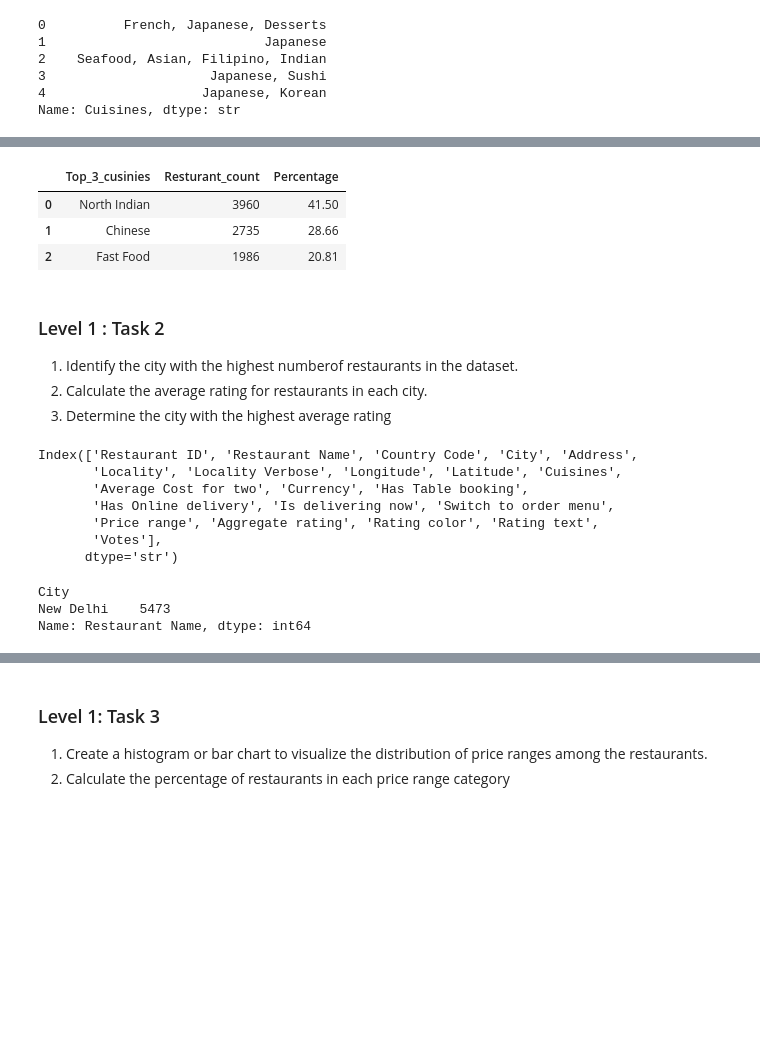
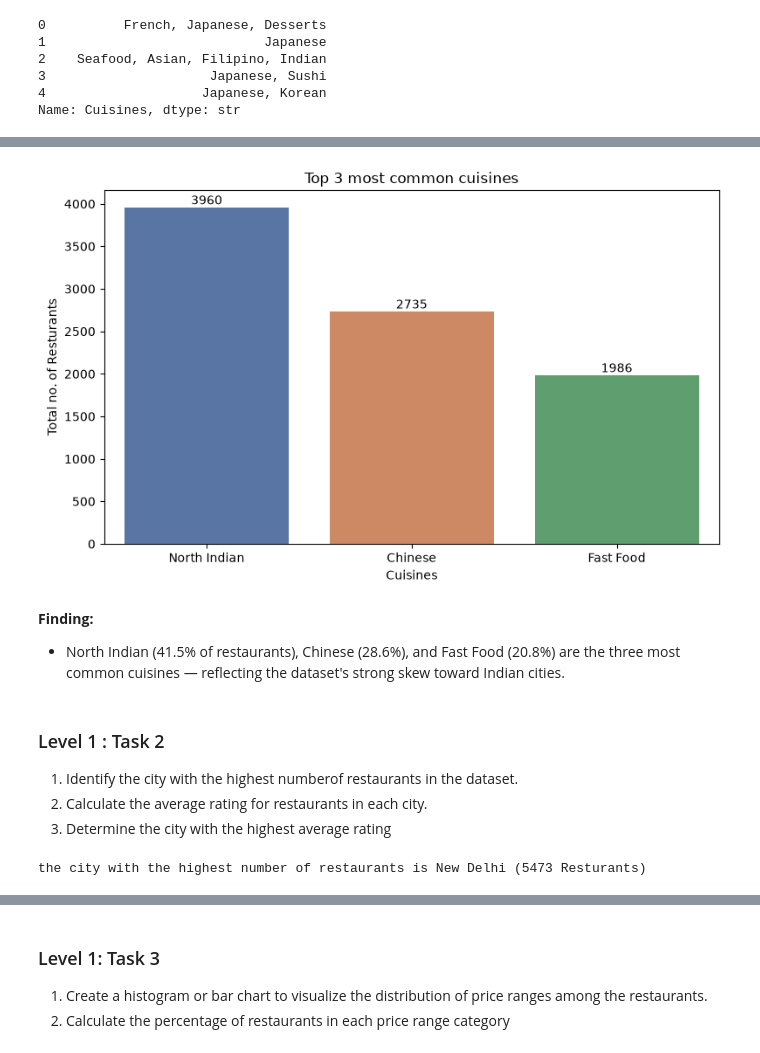
Before and after one commit to sahbimlesh007/Cognifyz-IT-Solutions, a Jupyter notebook: Level_1.ipynb, the cells around one changed output, grey strips where cells are left out. Drawn from its saved outputs; the diff is of its cells as text; code cells hidden in the pictures; blank space fills up the shorter version.

```diff
--- a/Level_1.ipynb
+++ b/Level_1.ipynb
@@ -170,32 +179,32 @@ result_set = pd.DataFrame({
-# %%
-result_set
-# %% [output]
-|  | Top_3_cusinies | Resturant_count | Percentage |
-| 0 | North Indian | 3960 | 41.50 |
-| 1 | Chinese | 2735 | 28.66 |
-| 2 | Fast Food | 1986 | 20.81 |
+# %%
+plt.figure(figsize=(8,5))
+ax = sns.barplot(x=top_3.index, y=top_3.values, palette="deep")
+
+for container in ax.containers:
+    ax.bar_label(container, fmt="%d")
+
+plt.title("Top 3 most common cuisines")
+plt.ylabel("Total no. of Resturants")
+plt.tight_layout()
+
+plt.savefig('Images/Level_1_assests/Top 3 most common cuisines.png', dpi=500, bbox_inches='tight')
+
+plt.show()
+# %% [output]
+[figure, added]
+# %% [markdown]
+**Finding:**
+- North Indian (41.5% of restaurants), Chinese (28.6%), and Fast Food (20.8%) are the three most common cuisines — reflecting the dataset's strong skew toward Indian cities.
 # %% [markdown]
 ### Level 1 : Task 2
 1. Identify the city with the highest numberof restaurants in the dataset.
 2. Calculate the average rating for restaurants in each city.
 3. Determine the city with the highest average rating
-# %%
-df.columns
-# %% [output]
-Index(['Restaurant ID', 'Restaurant Name', 'Country Code', 'City', 'Address',
-       'Locality', 'Locality Verbose', 'Longitude', 'Latitude', 'Cuisines',
-       'Average Cost for two', 'Currency', 'Has Table booking',
-       'Has Online delivery', 'Is delivering now', 'Switch to order menu',
-       'Price range', 'Aggregate rating', 'Rating color', 'Rating text',
-       'Votes'],
-      dtype='str')
 # %%
-# 1. Identify the city with the highest numberof restaurants in the dataset.
+# 1. Identify the city with the highest number of restaurants in the dataset.
 
-
-highest_res_city = df.groupby('City')['Restaurant Name'].count().sort_values(ascending=False).head(1)
-print(highest_res_city)
+city_count = df["City"].value_counts()
+top_city = city_count.idxmax()
+print(f"the city with the highest number of restaurants is {top_city} ({city_count.max()} Resturants)")
 # %% [output]
-City
-New Delhi    5473
-Name: Restaurant Name, dtype: int64
+the city with the highest number of restaurants is New Delhi (5473 Resturants)
```
Also changed, not shown: parts of 35 cells of this notebook, 7 other files.
